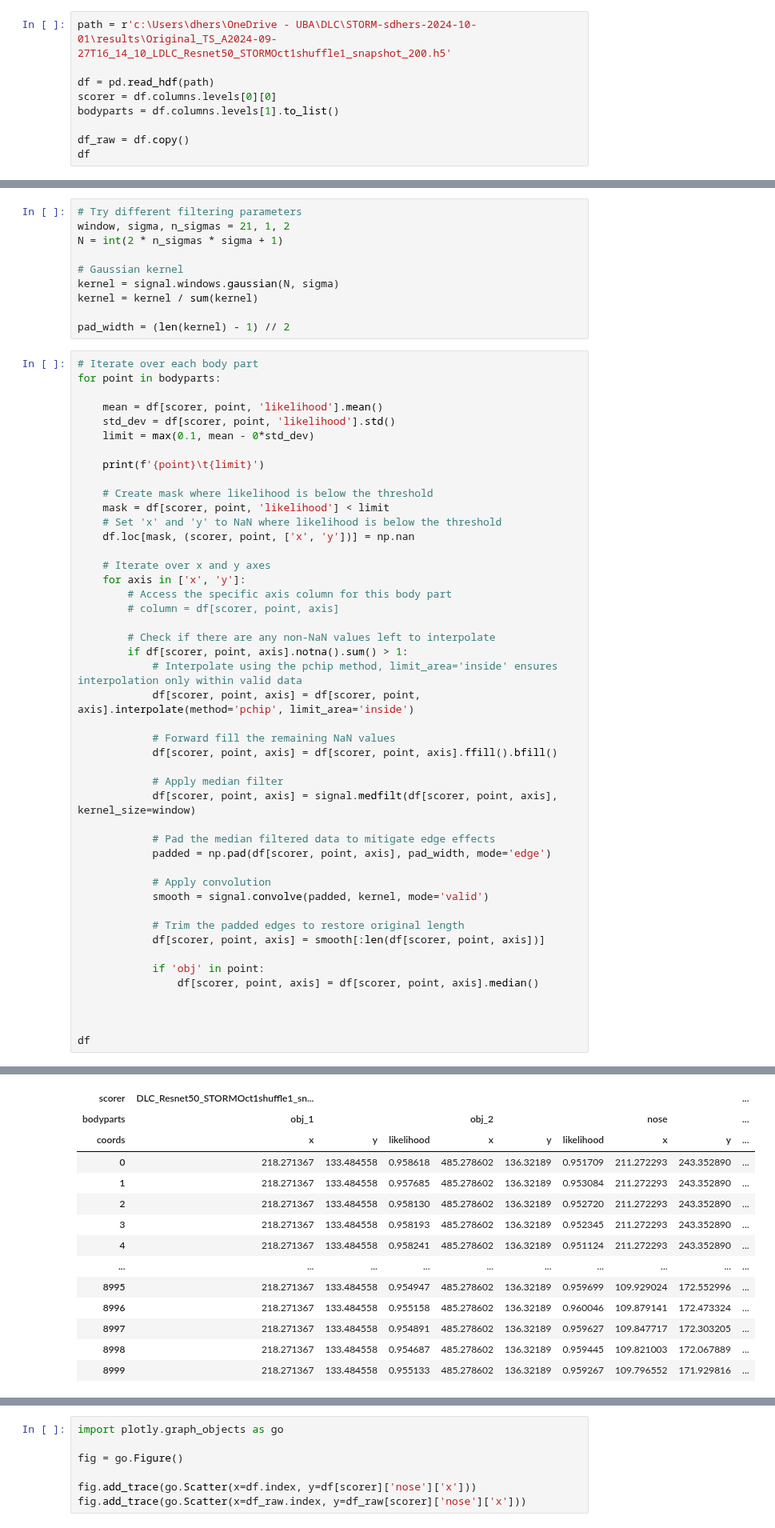
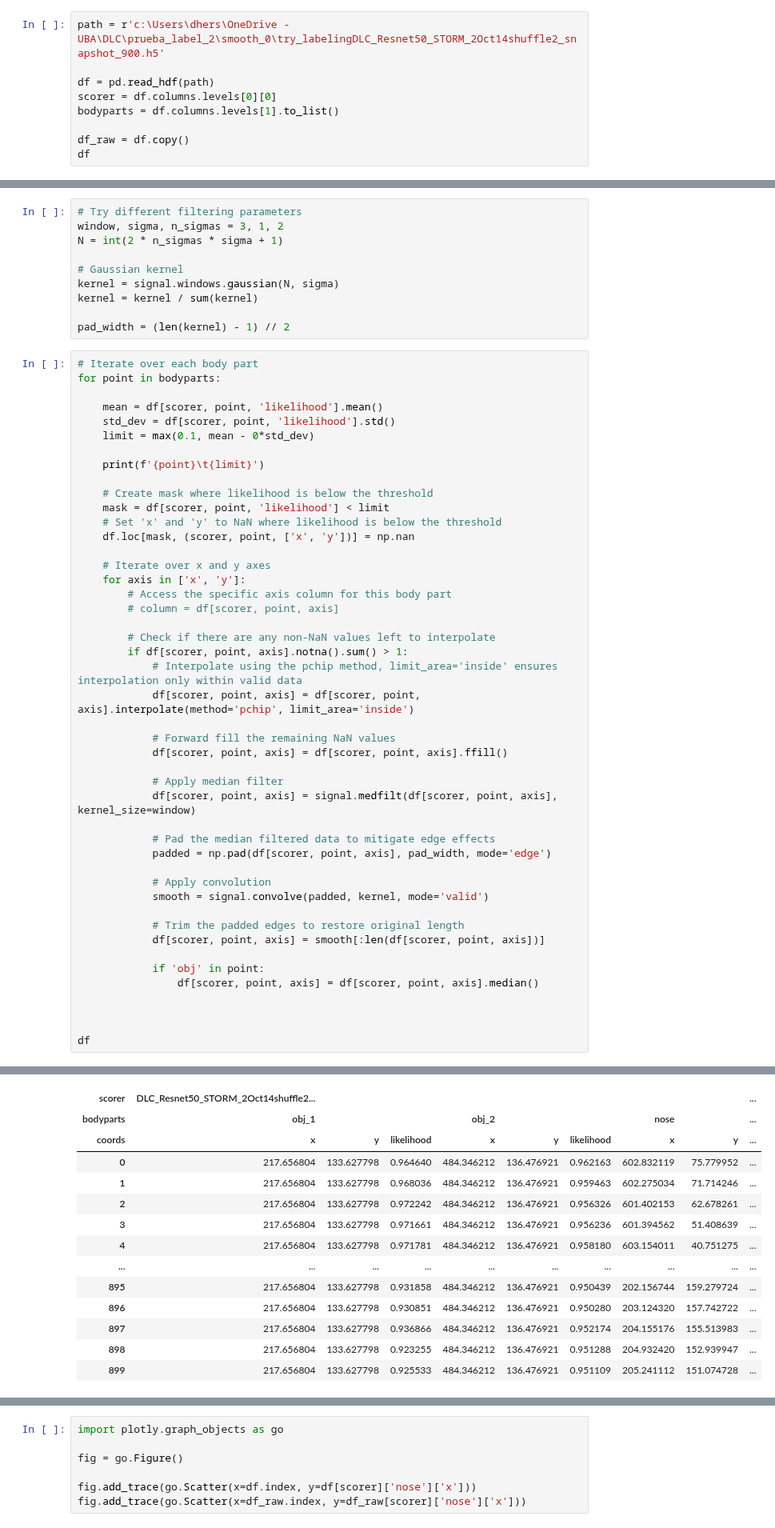
Before and after one commit to sdhers/RAINSTORM, a Jupyter notebook: edit_video/modify_H5_files.ipynb, the cells around one changed output, grey strips where cells are left out. Shown at 80% size. Cells and saved outputs as stored; diff of their text form.

```diff
--- a/edit_video/modify_H5_files.ipynb
+++ b/edit_video/modify_H5_files.ipynb
@@ -12,7 +12,7 @@ import random
 from scipy import signal
 from collections import OrderedDict
 # %%
-path = r'c:\Users\dhers\OneDrive - UBA\DLC\STORM-sdhers-2024-10-01\results\Original_TS_A2024-09-27T16_14_10_LDLC_Resnet50_STORMOct1shuffle1_snapshot_200.h5'
+path = r'c:\Users\dhers\OneDrive - UBA\DLC\prueba_label_2\smooth_0\try_labelingDLC_Resnet50_STORM_2Oct14shuffle2_snapshot_900.h5'
 
 df = pd.read_hdf(path)
 scorer = df.columns.levels[0][0]
@@ -39,6 +39,6 @@ df
 # %%
 # Try different filtering parameters
-window, sigma, n_sigmas = 21, 1, 2
+window, sigma, n_sigmas = 3, 1, 2
 N = int(2 * n_sigmas * sigma + 1)
 
 # Gaussian kernel
@@ -72,7 +72,7 @@ for point in bodyparts:
             df[scorer, point, axis] = df[scorer, point, axis].interpolate(method='pchip', limit_area='inside')
 
             # Forward fill the remaining NaN values
-            df[scorer, point, axis] = df[scorer, point, axis].ffill().bfill()
+            df[scorer, point, axis] = df[scorer, point, axis].ffill()
 
             # Apply median filter
             df[scorer, point, axis] = signal.medfilt(df[scorer, point, axis], kernel_size=window)
@@ -107,14 +107,14 @@ tail_3  0.9285717010498047
-| scorer | DLC_Resnet50_STORMOct1shuffle1_sn... |  |  |  |  |  |  |  | ... |
+| scorer | DLC_Resnet50_STORM_2Oct14shuffle2... |  |  |  |  |  |  |  | ... |
 | bodyparts | obj_1 |  |  | obj_2 |  |  | nose |  | ... |
 | coords | x | y | likelihood | x | y | likelihood | x | y | ... |
-| 0 | 218.271367 | 133.484558 | 0.958618 | 485.278602 | 136.32189 | 0.951709 | 211.272293 | 243.352890 | ... |
-| 1 | 218.271367 | 133.484558 | 0.957685 | 485.278602 | 136.32189 | 0.953084 | 211.272293 | 243.352890 | ... |
-| 2 | 218.271367 | 133.484558 | 0.958130 | 485.278602 | 136.32189 | 0.952720 | 211.272293 | 243.352890 | ... |
-| 3 | 218.271367 | 133.484558 | 0.958193 | 485.278602 | 136.32189 | 0.952345 | 211.272293 | 243.352890 | ... |
-| 4 | 218.271367 | 133.484558 | 0.958241 | 485.278602 | 136.32189 | 0.951124 | 211.272293 | 243.352890 | ... |
+| 0 | 217.656804 | 133.627798 | 0.964640 | 484.346212 | 136.476921 | 0.962163 | 602.832119 | 75.779952 | ... |
+| 1 | 217.656804 | 133.627798 | 0.968036 | 484.346212 | 136.476921 | 0.959463 | 602.275034 | 71.714246 | ... |
+| 2 | 217.656804 | 133.627798 | 0.972242 | 484.346212 | 136.476921 | 0.956326 | 601.402153 | 62.678261 | ... |
+| 3 | 217.656804 | 133.627798 | 0.971661 | 484.346212 | 136.476921 | 0.956236 | 601.394562 | 51.408639 | ... |
+| 4 | 217.656804 | 133.627798 | 0.971781 | 484.346212 | 136.476921 | 0.958180 | 603.154011 | 40.751275 | ... |
 | ... | ... | ... | ... | ... | ... | ... | ... | ... | ... |
-| 8995 | 218.271367 | 133.484558 | 0.954947 | 485.278602 | 136.32189 | 0.959699 | 109.929024 | 172.552996 | ... |
-| 8996 | 218.271367 | 133.484558 | 0.955158 | 485.278602 | 136.32189 | 0.960046 | 109.879141 | 172.473324 | ... |
-| 8997 | 218.271367 | 133.484558 | 0.954891 | 485.278602 | 136.32189 | 0.959627 | 109.847717 | 172.303205 | ... |
-| 8998 | 218.271367 | 133.484558 | 0.954687 | 485.278602 | 136.32189 | 0.959445 | 109.821003 | 172.067889 | ... |
-| 8999 | 218.271367 | 133.484558 | 0.955133 | 485.278602 | 136.32189 | 0.959267 | 109.796552 | 171.929816 | ... |
+| 895 | 217.656804 | 133.627798 | 0.931858 | 484.346212 | 136.476921 | 0.950439 | 202.156744 | 159.279724 | ... |
+| 896 | 217.656804 | 133.627798 | 0.930851 | 484.346212 | 136.476921 | 0.950280 | 203.124320 | 157.742722 | ... |
+| 897 | 217.656804 | 133.627798 | 0.936866 | 484.346212 | 136.476921 | 0.952174 | 204.155176 | 155.513983 | ... |
+| 898 | 217.656804 | 133.627798 | 0.923255 | 484.346212 | 136.476921 | 0.951288 | 204.932420 | 152.939947 | ... |
+| 899 | 217.656804 | 133.627798 | 0.925533 | 484.346212 | 136.476921 | 0.951109 | 205.241112 | 151.074728 | ... |
```
Also changed, not shown: parts of 3 cells of this notebook, 4 other files.
